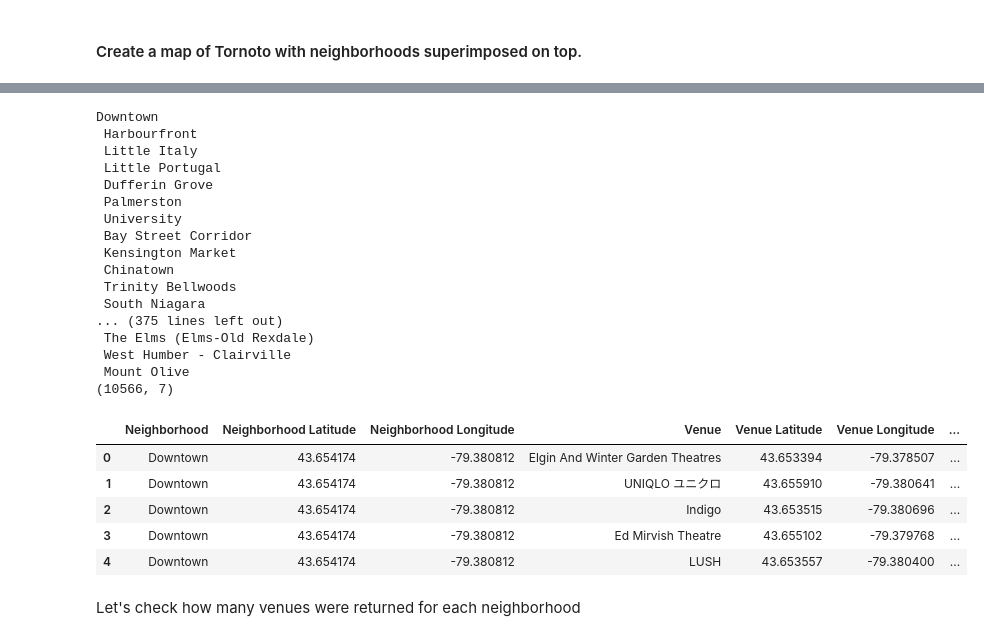
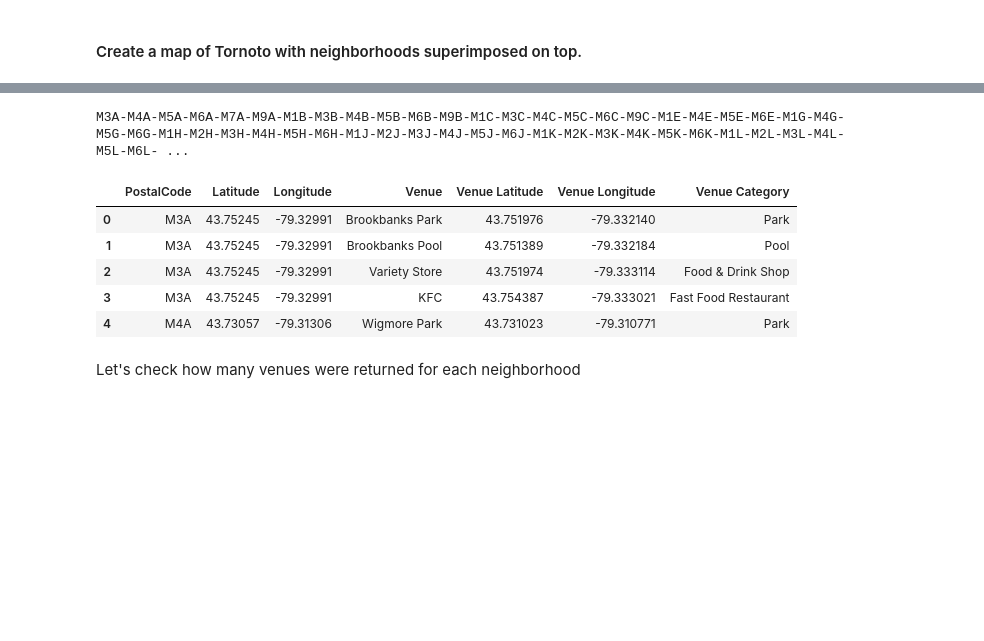
Before and after one commit to XiGou/Coursera_Capstone, a Jupyter notebook: Segmenting_and_Clustering_Neighborhoods_in_Toronto.ipynb, the cells around one changed output, grey strips where cells are left out. Cells and saved outputs as stored; diff of their text form; code cells hidden in the pictures; blank space fills up the shorter version.

```diff
--- a/Segmenting_and_Clustering_Neighborhoods_in_Toronto.ipynb
+++ b/Segmenting_and_Clustering_Neighborhoods_in_Toronto.ipynb
@@ -93,0 +92,10 @@ for neighborhood_name in all_neighbour_list:
+# %%
+import geocoder
+
+def get_geocoder(postal_code_from_df):
+  # initialize your variable to None
+  g = geocoder.arcgis('{}, Toronto, Ontario'.format(postal_code_from_df))
+  latitude = g.json['lat']
+  longitude = g.json['lng']
+  return latitude,longitude
+get_geocoder("M3A")
@@ -117,7 +160,7 @@ print('The geograpical coordinate of Tornoto are {}, {}.'.format(latitude, longi
 map_toronto = folium.Map(location=[latitude, longitude], zoom_start=10)
 
 # add markers to map
-for lat, lng, neighborhood in zip(neighborhoods['Latitude'], neighborhoods['Longitude'], neighborhoods['Neighborhood']):
+for lat, lng, neighborhood in zip(all_neighbourhoods['Latitude'], all_neighbourhoods['Longitude'], all_neighbourhoods['Neighborhood']):
       label = '{}'.format(neighborhood)
       label = folium.Popup(label, parse_html=True)
       folium.CircleMarker(
@@ -135,15 +178,16 @@ map_toronto
 The geograpical coordinate of Tornoto are 43.6534817, -79.3839347.
 [interactive output not drawn]
 # %%
-CLIENT_ID = 'FAKEID' # your Foursquare ID
-CLIENT_SECRET = 'FAKESECRET' # your Foursquare Secret
+CLIENT_ID = '2CVJW11GUA2AEW4LWAVW3JTS4ENBWIAHY0VAIPCNSAJASZFB' # your Foursquare ID
+CLIENT_SECRET = 'P1QBMHSSK21VECMSBOMXOSLAPJ4PBIKHR1V3XHPFZKHHQYEW' # your Foursquare Secret
 VERSION = '20180605' # Foursquare API version
 LIMIT = 100 # A default Foursquare API limit value
 
-def getNearbyVenues(names, latitudes, longitudes, radius=500):
+
+def getNearbyVenues(poscode, latitudes, longitudes, radius=500):
   venues_list=[]
-  for name, lat, lng in zip(names, latitudes, longitudes):
-      print(name)
+  for poscode, lat, lng in zip(poscode, latitudes, longitudes):
+      print(poscode, end='-')
       # create the API request URL
       url = 'https://api.foursquare.com/v2/venues/explore?&client_id={}&client_secret={}&v={}&ll={},{}&radius={}&limit={}'.format(
           CLIENT_ID,
@@ -159,7 +203,7 @@ def getNearbyVenues(names, latitudes, longitudes, radius=500):
 
       # return only relevant information for each nearby venue
       venues_list.append([(
-          name,
+          poscode,
           lat,
           lng,
           v['venue']['name'],
@@ -168,9 +212,9 @@ def getNearbyVenues(names, latitudes, longitudes, radius=500):
           v['venue']['categories'][0]['name']) for v in results])
 
   nearby_venues = pd.DataFrame([item for venue_list in venues_list for item in venue_list])
-  nearby_venues.columns = ['Neighborhood',
-                'Neighborhood Latitude',
-                'Neighborhood Longitude',
+  nearby_venues.columns = ['PostalCode',
+                'Latitude',
+                'Longitude',
                 'Venue',
                 'Venue Latitude',
                 'Venue Longitude',
@@ -178,36 +222,21 @@ def getNearbyVenues(names, latitudes, longitudes, radius=500):
 
   return(nearby_venues)
 # %%
-toronto_venues = getNearbyVenues(names=neighborhoods['Neighborhood'],
-                latitudes=neighborhoods['Latitude'],
-                longitudes=neighborhoods['Longitude']
+toronto_venues = getNearbyVenues(poscode=all_neighbourhoods['PostalCode'],
+                latitudes=all_neighbourhoods['Latitude'],
+                longitudes=all_neighbourhoods['Longitude']
               )
+print(" ")
 print(toronto_venues.shape)
 toronto_venues.head()
 # %% [output]
-Downtown
- Harbourfront
- Little Italy
- Little Portugal
- Dufferin Grove
- Palmerston
- University
- Bay Street Corridor
- Kensington Market
- Chinatown
- Trinity Bellwoods
- South Niagara
-... (375 lines left out)
- The Elms (Elms-Old Rexdale)
- West Humber - Clairville
- Mount Olive
-(10566, 7)
+M3A-M4A-M5A-M6A-M7A-M9A-M1B-M3B-M4B-M5B-M6B-M9B-M1C-M3C-M4C-M5C-M6C-M9C-M1E-M4E-M5E-M6E-M1G-M4G-M5G-M6G-M1H-M2H-M3H-M4H-M5H-M6H-M1J-M2J-M3J-M4J-M5J-M6J-M1K-M2K-M3K-M4K-M5K-M6K-M1L-M2L-M3L-M4L-M5L-M6L- ...
-|  | Neighborhood | Neighborhood Latitude | Neighborhood Longitude | Venue | Venue Latitude | Venue Longitude | ... |
-| 0 | Downtown | 43.654174 | -79.380812 | Elgin And Winter Garden Theatres | 43.653394 | -79.378507 | ... |
-| 1 | Downtown | 43.654174 | -79.380812 | UNIQLO ユニクロ | 43.655910 | -79.380641 | ... |
-| 2 | Downtown | 43.654174 | -79.380812 | Indigo | 43.653515 | -79.380696 | ... |
-| 3 | Downtown | 43.654174 | -79.380812 | Ed Mirvish Theatre | 43.655102 | -79.379768 | ... |
-| 4 | Downtown | 43.654174 | -79.380812 | LUSH | 43.653557 | -79.380400 | ... |
+|  | PostalCode | Latitude | Longitude | Venue | Venue Latitude | Venue Longitude | Venue Category |
+| 0 | M3A | 43.75245 | -79.32991 | Brookbanks Park | 43.751976 | -79.332140 | Park |
+| 1 | M3A | 43.75245 | -79.32991 | Brookbanks Pool | 43.751389 | -79.332184 | Pool |
+| 2 | M3A | 43.75245 | -79.32991 | Variety Store | 43.751974 | -79.333114 | Food & Drink Shop |
+| 3 | M3A | 43.75245 | -79.32991 | KFC | 43.754387 | -79.333021 | Fast Food Restaurant |
+| 4 | M4A | 43.73057 | -79.31306 | Wigmore Park | 43.731023 | -79.310771 | Park |
 # %% [markdown]
 Let's check how many venues were returned for each neighborhood
 # %%
```
Also changed, not shown: parts of 30 cells of this notebook.
